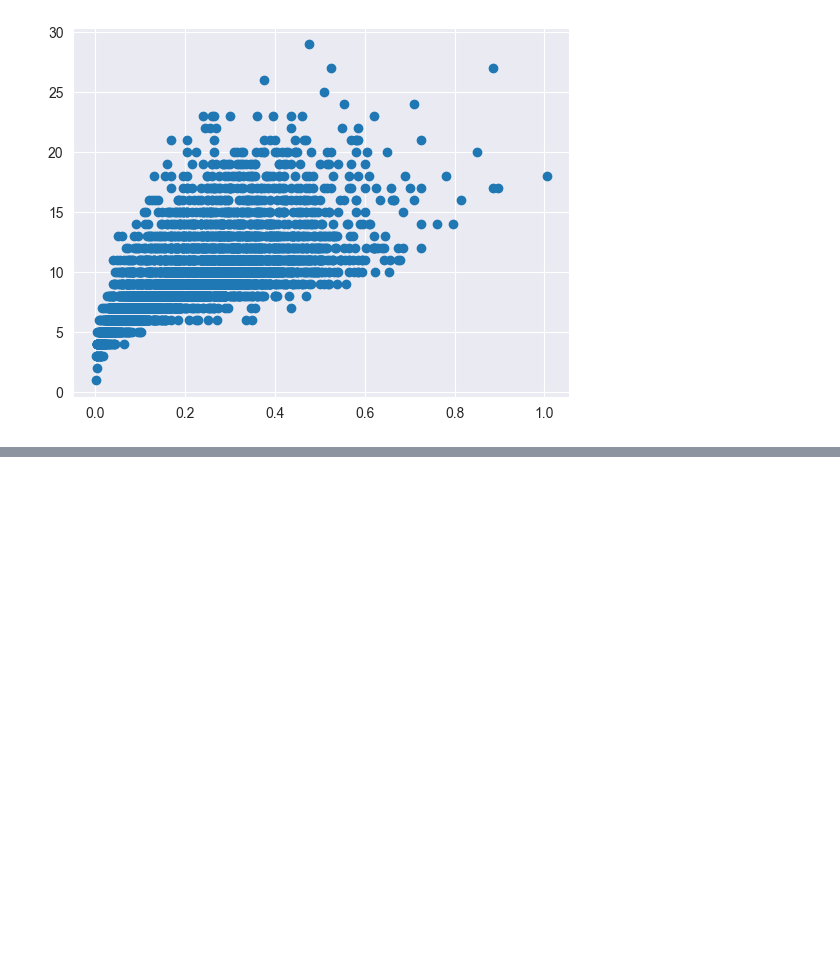
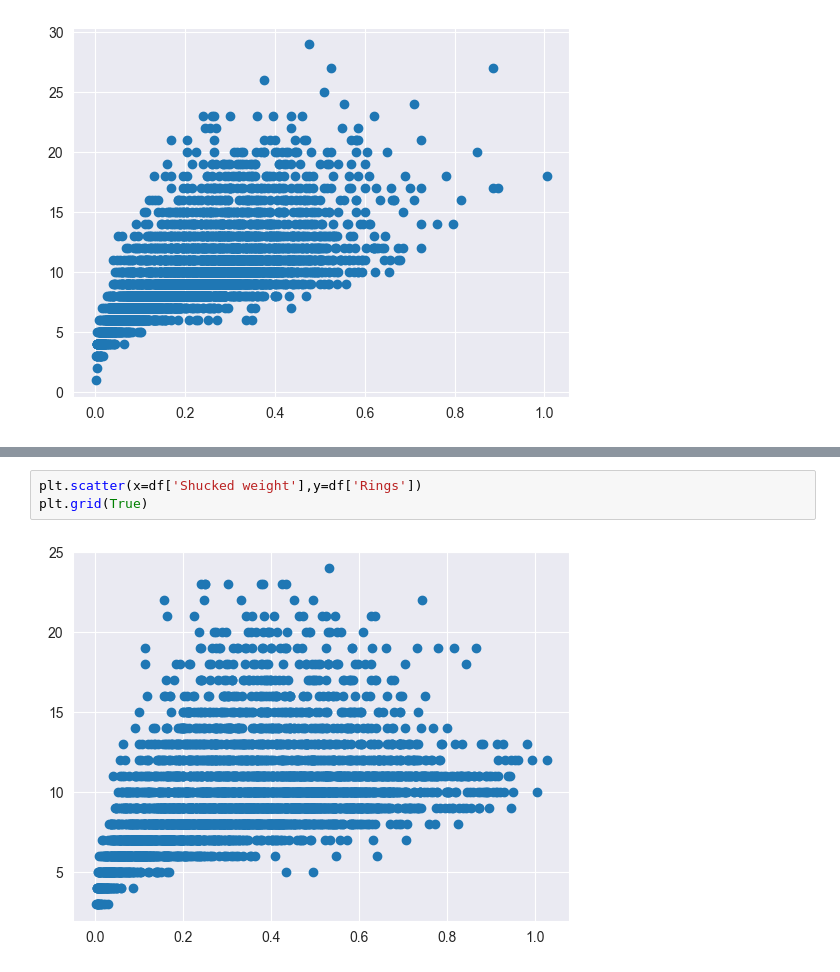
Before and after one commit to Darkget1/machin_learning, a Jupyter notebook: chapter07.ipynb, the cells around one changed output, grey strips where cells are left out. Drawn from its saved outputs; the diff is of its cells as text; blank space fills up the shorter version.

```diff
--- a/chapter07.ipynb
+++ b/chapter07.ipynb
@@ -492,0 +506,5 @@ plt.grid()
+# %%
+plt.scatter(x=df['Shucked weight'],y=df['Rings'])
+plt.grid(True)
+# %% [output]
+[figure, added]
```
Also changed, not shown: parts of 14 cells of this notebook.
